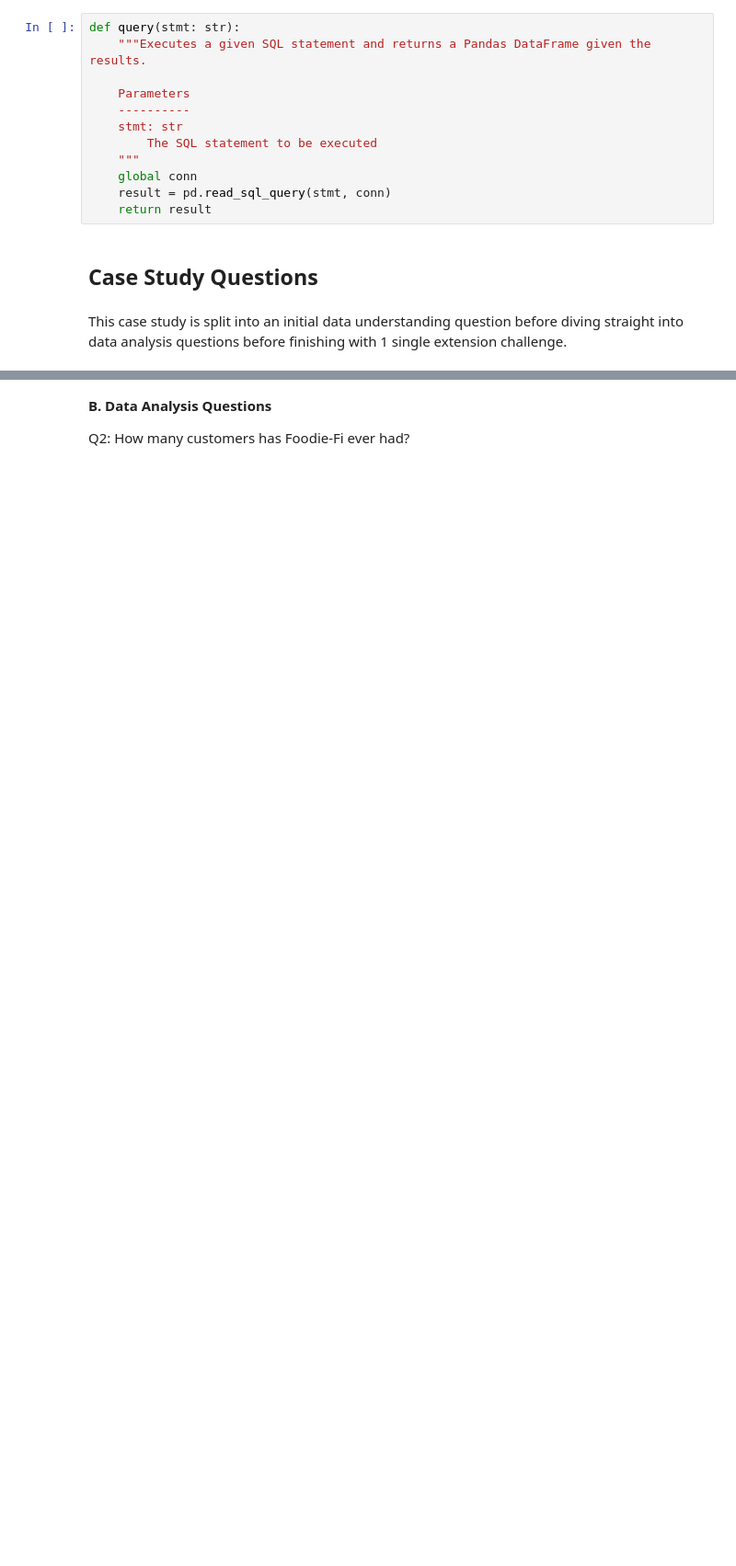
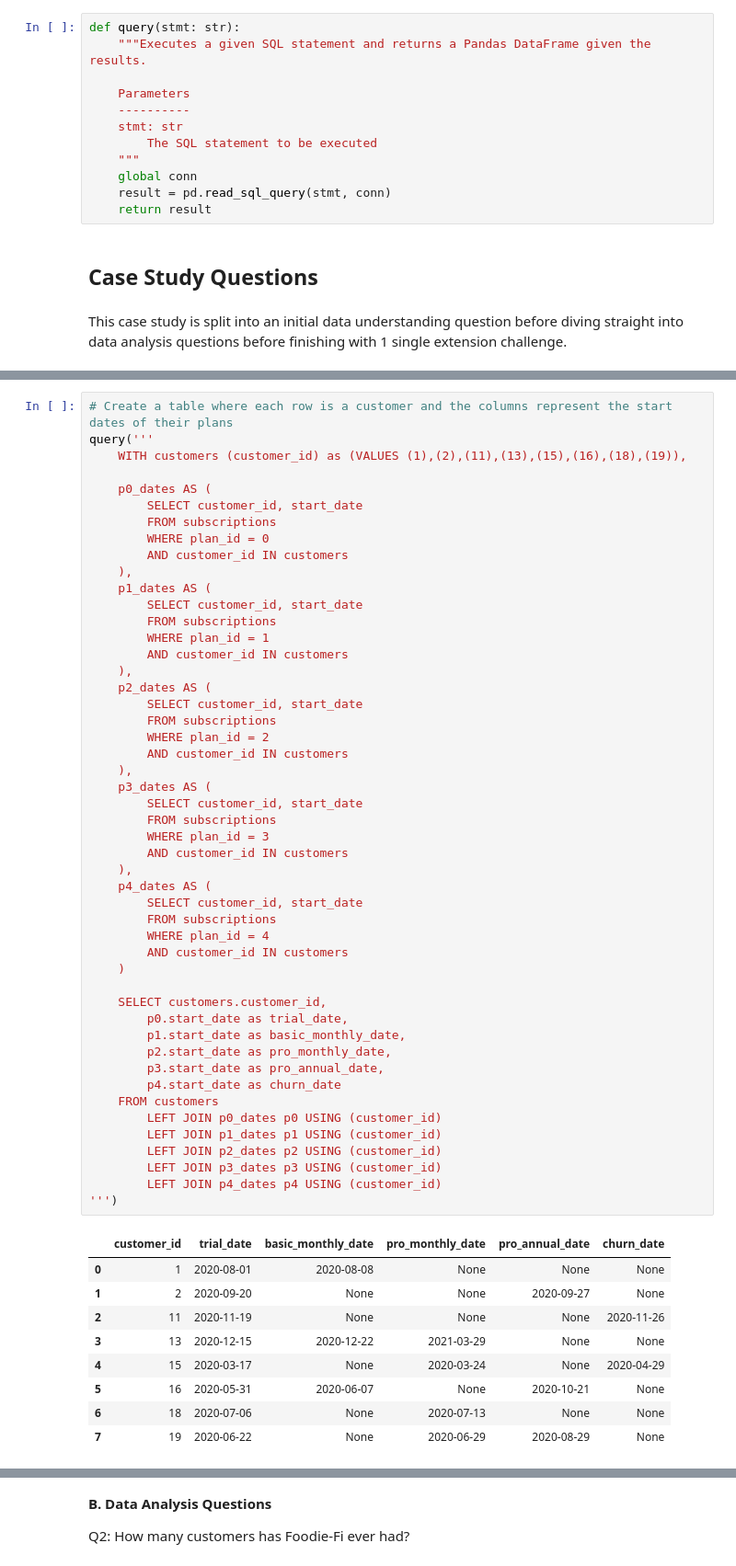
Before and after one commit to 20100215/8_Week_SQL_Challenge, a Jupyter notebook: Week 3 (Foodie-Fi)/week3.ipynb, the cells around one changed output, grey strips where cells are left out. Shown: that part at 92% size. Saved outputs shown, nothing was run; the diff lists cells and outputs as text; blank space fills up the shorter version.

```diff
--- a/Week 3 (Foodie-Fi)/week3.ipynb
+++ b/Week 3 (Foodie-Fi)/week3.ipynb
@@ -97,0 +101,59 @@ Try to keep it as short as possible - you may also want to run some sort of join
+# %%
+# Create a table where each row is a customer and the columns represent the start dates of their plans
+query('''
+    WITH customers (customer_id) as (VALUES (1),(2),(11),(13),(15),(16),(18),(19)),
+
+    p0_dates AS (
+        SELECT customer_id, start_date
+        FROM subscriptions
+        WHERE plan_id = 0
+        AND customer_id IN customers
+    ),
+    p1_dates AS (
+        SELECT customer_id, start_date
+        FROM subscriptions
+        WHERE plan_id = 1
+        AND customer_id IN customers
+    ),
+    p2_dates AS (
+        SELECT customer_id, start_date
+        FROM subscriptions
+        WHERE plan_id = 2
+        AND customer_id IN customers
+    ),
+    p3_dates AS (
+        SELECT customer_id, start_date
+        FROM subscriptions
+        WHERE plan_id = 3
+        AND customer_id IN customers
+    ),
+    p4_dates AS (
+        SELECT customer_id, start_date
+        FROM subscriptions
+        WHERE plan_id = 4
+        AND customer_id IN customers
+    )
+
+    SELECT customers.customer_id,
+        p0.start_date as trial_date,
+        p1.start_date as basic_monthly_date,
+        p2.start_date as pro_monthly_date,
+        p3.start_date as pro_annual_date,
+        p4.start_date as churn_date
+    FROM customers
+        LEFT JOIN p0_dates p0 USING (customer_id)
+        LEFT JOIN p1_dates p1 USING (customer_id)
+        LEFT JOIN p2_dates p2 USING (customer_id)
+        LEFT JOIN p3_dates p3 USING (customer_id)
+        LEFT JOIN p4_dates p4 USING (customer_id)
+''')
+# %% [output]
+|  | customer_id | trial_date | basic_monthly_date | pro_monthly_date | pro_annual_date | churn_date |
+| 0 | 1 | 2020-08-01 | 2020-08-08 | None | None | None |
+| 1 | 2 | 2020-09-20 | None | None | 2020-09-27 | None |
+| 2 | 11 | 2020-11-19 | None | None | None | 2020-11-26 |
+| 3 | 13 | 2020-12-15 | 2020-12-22 | 2021-03-29 | None | None |
+| 4 | 15 | 2020-03-17 | None | 2020-03-24 | None | 2020-04-29 |
+| 5 | 16 | 2020-05-31 | 2020-06-07 | None | 2020-10-21 | None |
+| 6 | 18 | 2020-07-06 | None | 2020-07-13 | None | None |
+| 7 | 19 | 2020-06-22 | None | 2020-06-29 | 2020-08-29 | None |
```
Also changed, not shown: parts of 14 cells of this notebook.
